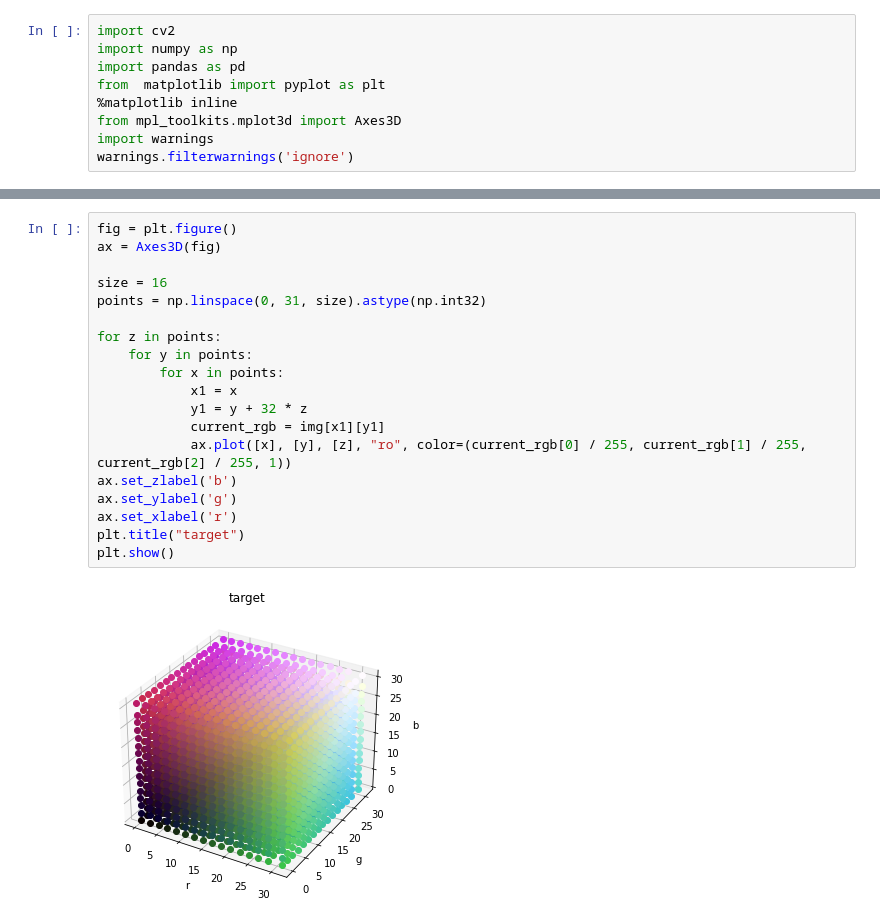
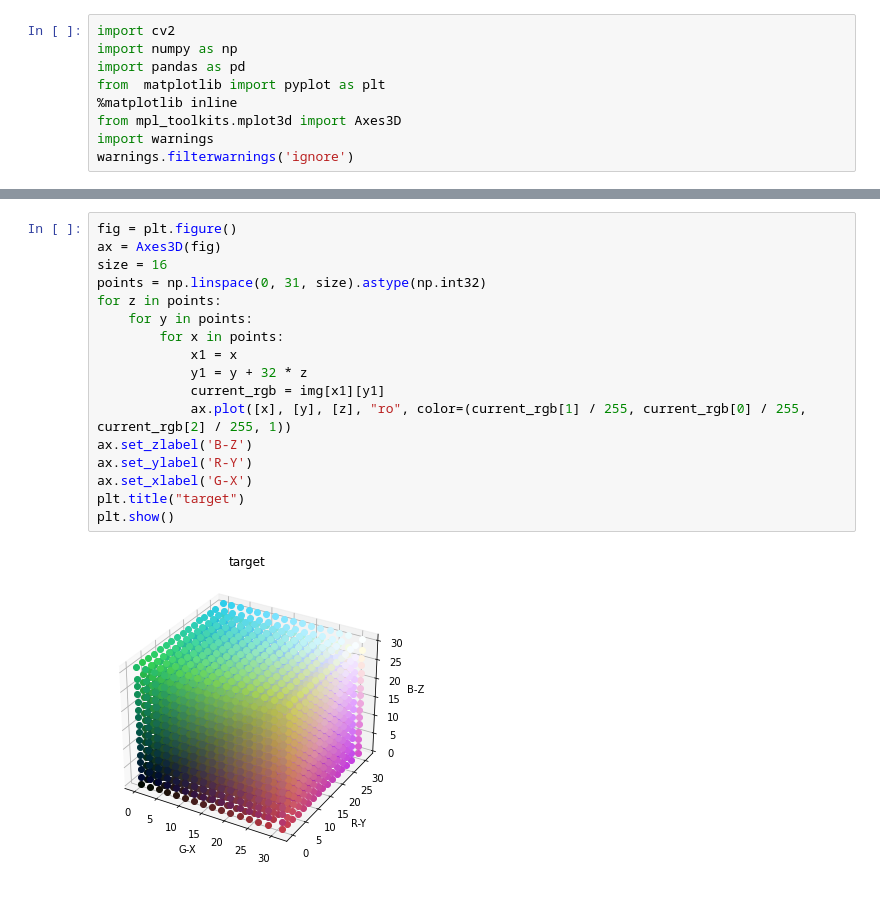
Before and after one commit to zengbaocheng-996/GAMES104-Modern-Game-Engine-Methodology, a Jupyter notebook: 07/lut_visualize/lut_visualize.ipynb, the cells around one changed output, grey strips where cells are left out. Saved outputs shown, nothing was run; the diff lists cells and outputs as text.

```diff
--- a/07/lut_visualize/lut_visualize.ipynb
+++ b/07/lut_visualize/lut_visualize.ipynb
@@ -39,21 +41,19 @@ plt.show()
 # %%
 fig = plt.figure()
 ax = Axes3D(fig)
-
 size = 16
 points = np.linspace(0, 31, size).astype(np.int32)
-
 for z in points:
     for y in points:
         for x in points:
             x1 = x
             y1 = y + 32 * z
             current_rgb = img[x1][y1]
-            ax.plot([x], [y], [z], "ro", color=(current_rgb[0] / 255, current_rgb[1] / 255, current_rgb[2] / 255, 1))
-ax.set_zlabel('b')
-ax.set_ylabel('g')
-ax.set_xlabel('r')
+            ax.plot([x], [y], [z], "ro", color=(current_rgb[1] / 255, current_rgb[0] / 255, current_rgb[2] / 255, 1))
+ax.set_zlabel('B-Z')
+ax.set_ylabel('R-Y')
+ax.set_xlabel('G-X')
 plt.title("target")
 plt.show()
 # %% [output]
-[figure, old version]
+[figure, new version]
```
Also changed, not shown: parts of 4 cells of this notebook.
